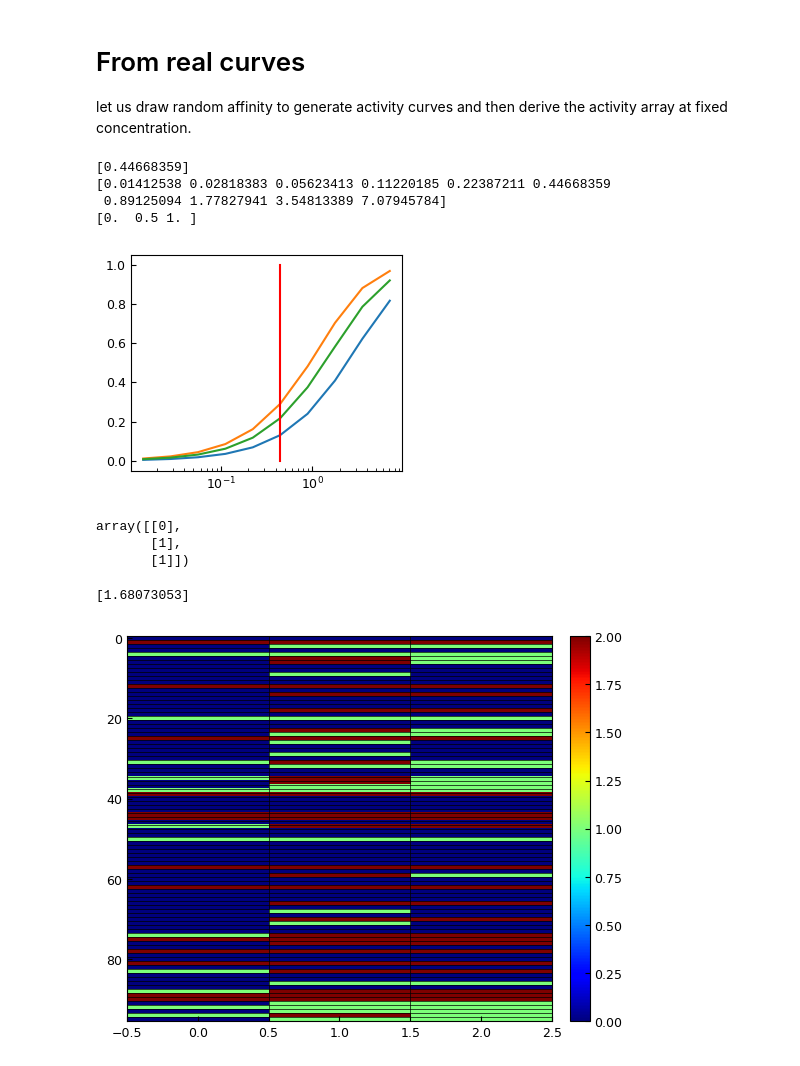
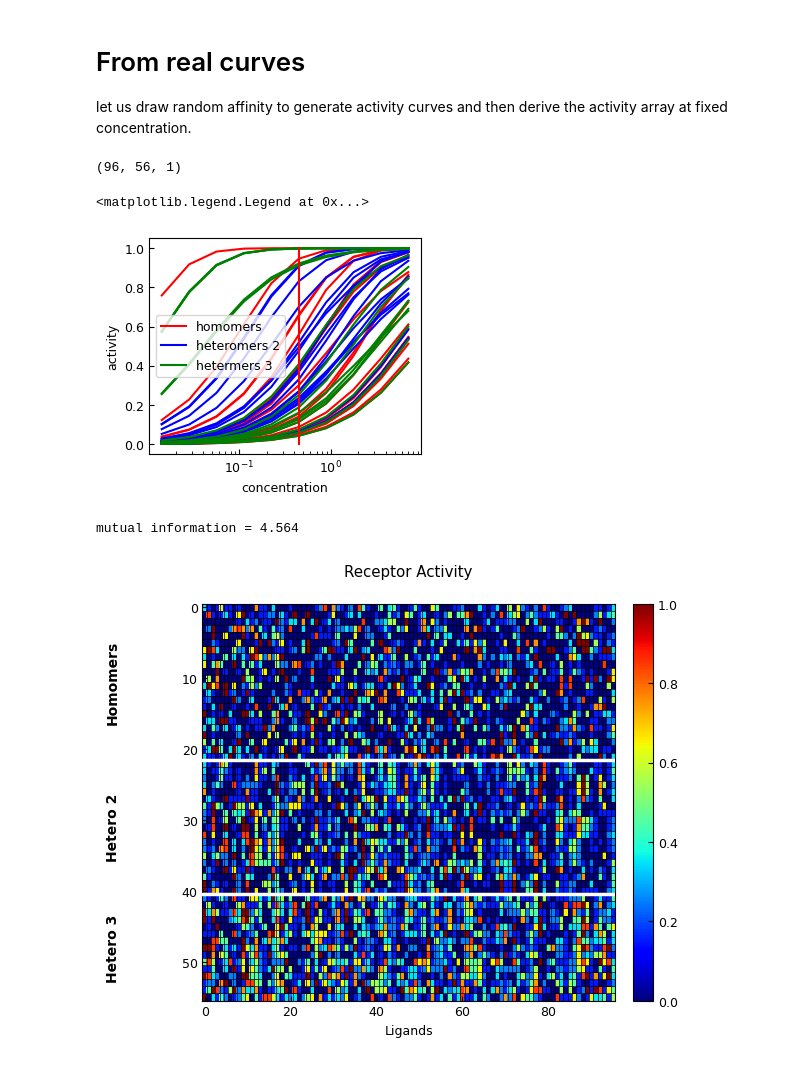
Before and after one commit to HugoLeRoy94/octopus_smelling, a Jupyter notebook: MI/single_concentration/theoretical.ipynb, the cells around one changed output. Cells and saved outputs as stored; diff of their text form; code cells hidden in the pictures.

```diff
--- a/MI/single_concentration/theoretical.ipynb
+++ b/MI/single_concentration/theoretical.ipynb
@@ -32,49 +78,57 @@ a_edges = np.linspace(0, 1, Na + 1)
 a_centers = 0.5*(a_edges[1:] + a_edges[:-1])
 a_centers[0] = 0.
 a_centers[-1] = 1.
-# %%
-print(c_star)
-print(c_centers)
-
-print(a_centers)
-# %% [output]
-[0.44668359]
-[0.01412538 0.02818383 0.05623413 0.11220185 0.22387211 0.44668359
- 0.89125094 1.77827941 3.54813389 7.07945784]
-[0.  0.5 1. ]
 # %%
 Nreplicas = 1 # number of time we generate random ligands to perform averages
+counts = {1:22,2:19,3:15}
 L_values = np.array([96])
 MI = np.zeros(L_values.shape[0],dtype=float)
 for l_idx, L_curr in enumerate(L_values):
     mi_hetero = []
     for k in range(Nreplicas):
-        Kcs_3hetero, Kos_3hetero, eps_3hetero = generate_Ks(L=L_curr, n_types=2, n_hetero_sample='all',Kc_Amp=50)
-        A_3hetero_binned = generate_activity_matrix(eps_3hetero, Kcs_3hetero, Kos_3hetero, c_star, a_edges,indices_to_avg=[2,3,4,5])
-        A_continuous = generate_continuous_A(eps_3hetero, Kcs_3hetero, Kos_3hetero, c_centers, a_edges,indices_to_avg=[2,3,4,5])
+        Kcs_3hetero, Kos_3hetero, eps_3hetero = generate_Ks(L=L_curr, n_types=22, n_hetero_sample={2:19,3:15},Kc_Amp=50)
+        A_3hetero_binned = generate_activity_matrix(eps_3hetero, Kcs_3hetero, Kos_3hetero, c_star, a_edges,indices_to_avg=None)
+        A_continuous = generate_continuous_A(eps_3hetero, Kcs_3hetero, Kos_3hetero, c_centers, a_edges,indices_to_avg=None)
         mi_hetero.append(compute_mi(A_3hetero_binned))
     MI[l_idx] = np.mean(mi_hetero)
 
 
 # 3. Concatenate them along the middle axis to get (L, 3, N)
+print(A_3hetero_binned.shape)
+# %% [output]
+(96, 56, 1)
 # %%
 A_continuous.shape
 for A in A_continuous[:1]:
+    n= 0
+    k=0
     for a in A:
-        plt.plot(c_centers,a)
+        if n < counts[1]:
+            color = 'red'
+        elif n<counts[2]+counts[1]:
+            color='blue'
+        elif n< counts[3]+counts[2]+counts[1]:
+            color='green'
+        if n==0 :
+            plt.plot(c_centers,a,color=color,label='homomers')
+        elif n == counts[1]:
+            plt.plot(c_centers,a,color=color,label='heteromers 2')
+        elif  n ==counts[1]+counts[2]:
+            plt.plot(c_centers,a,color=color,label='hetermers 3')
+        else:
+            plt.plot(c_centers,a,color=color)
+        n+=1
 plt.plot([c_star,c_star],[0,1],color='red')
 plt.xscale('log')
+plt.xlabel('concentration')
+plt.ylabel('activity')
+plt.legend()
 # %% [output]
+<matplotlib.legend.Legend at 0x...>
-[figure, old version]
+[figure, new version]
-# %%
-A_3hetero_binned[2]
-# %% [output]
-array([[0],
-       [1],
-       [1]])
 # %%
-plot_grid_heatmap(A_3hetero_binned[:,:,0],figsize=(6,5))
-print(MI)
+plot_annotated_heatmap(a_centers[A_3hetero_binned[:,:,0]].T,counts = {1:22,2:19,3:15},)#,figsize=(6,5))
+print(f'mutual information = {MI[0]:.3f}')
 # %% [output]
-[1.68073053]
+mutual information = 4.564
-[figure, old version]
+[figure, new version]
```
Also changed, not shown: parts of 10 cells of this notebook, 3 other files.
